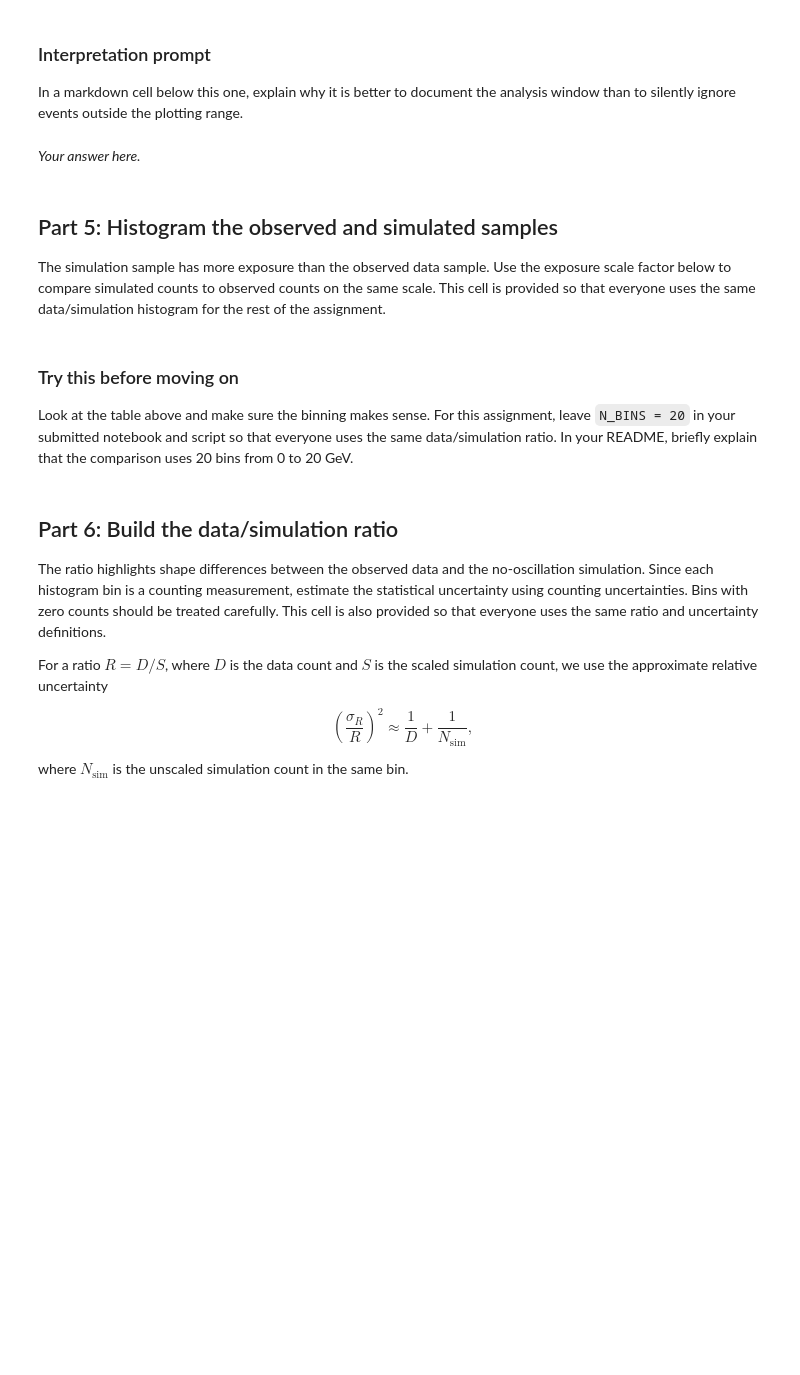
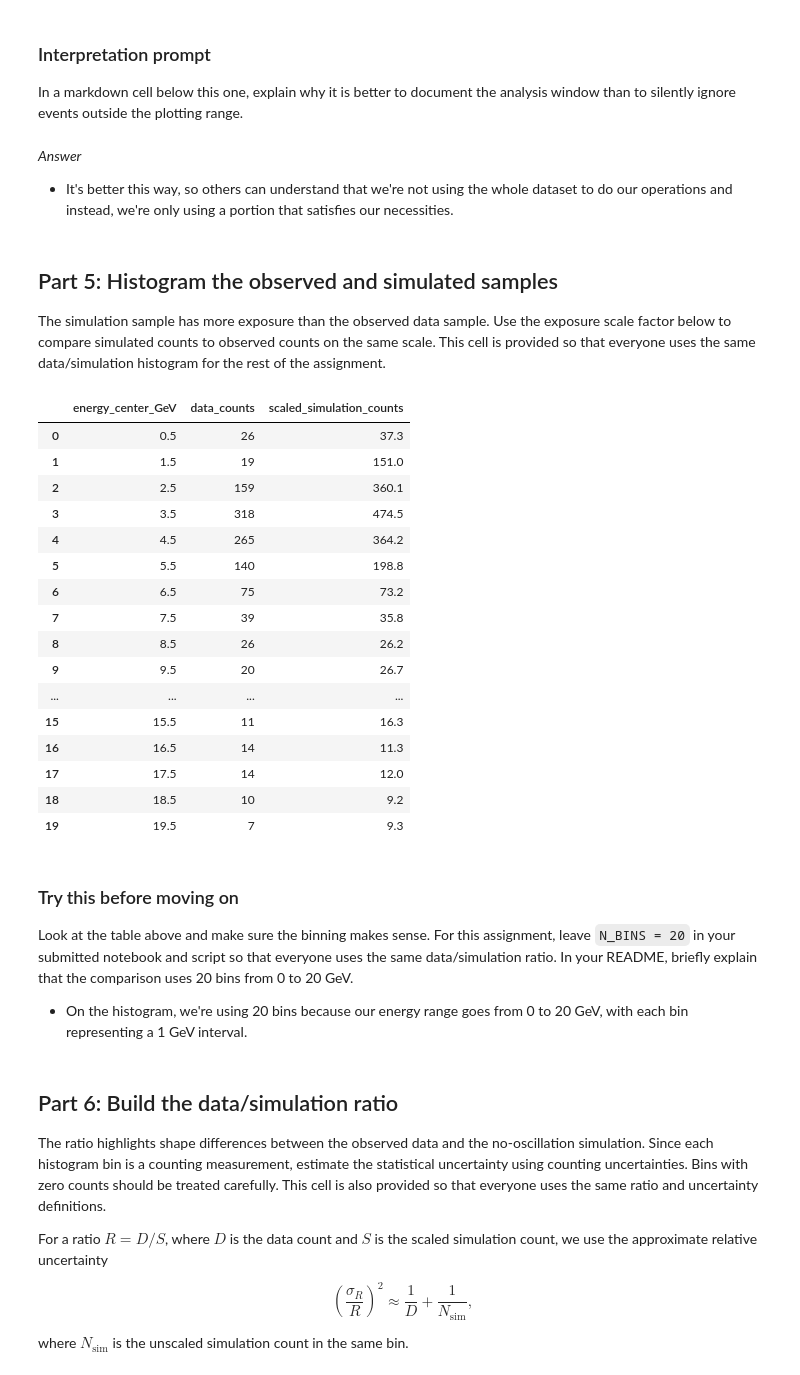
Before and after one commit to cebecerraahuma/Assignment01, a Jupyter notebook: notebooks/assignment1_reproducible_neutrino_workflow.ipynb, the cells around one changed output. Saved outputs shown, nothing was run; the diff lists cells and outputs as text; code cells hidden in the pictures; blank space fills up the shorter version.

```diff
--- a/notebooks/assignment1_reproducible_neutrino_workflow.ipynb
+++ b/notebooks/assignment1_reproducible_neutrino_workflow.ipynb
@@ -286,8 +310,9 @@ print(f"Simulation events in analysis window: {len(simulation_energy)}")
 ### Interpretation prompt
 
 In a markdown cell below this one, explain why it is better to document the analysis window than to silently ignore events outside the plotting range.
-# %% [markdown]
-_Your answer here._
+# %% [markdown]
+_Answer_
+- It's better this way, so others can understand that we're not using the whole dataset to do our operations and instead, we're only using a portion that satisfies our necessities.
 # %% [markdown]
 ## Part 5: Histogram the observed and simulated samples
 
@@ -295,32 +320,52 @@ The simulation sample has more exposure than the observed data sample. Use the e
 # %%
 # Choose the histogram binning.
 N_BINS = 20
 bin_edges = np.linspace(ENERGY_MIN_GEV, ENERGY_MAX_GEV, N_BINS + 1)
 bin_centers = 0.5 * (bin_edges[:-1] + bin_edges[1:])
 bin_widths = np.diff(bin_edges)
 
 # Histogram the observed and simulated energies with identical bin edges.
 data_counts, _ = np.histogram(data_energy, bins=bin_edges)
 simulation_counts, _ = np.histogram(simulation_energy, bins=bin_edges)
 
 # Scale the simulation to the data exposure before comparing counts.
 EXPOSURE_SCALE = 0.1
 
 scaled_simulation_counts = EXPOSURE_SCALE * simulation_counts
 
 histogram_table = pd.DataFrame(
     {
         "energy_center_GeV": bin_centers,
         "data_counts": data_counts,
         "scaled_simulation_counts": scaled_simulation_counts,
     }
 )
 
-histogram_table.head()
+histogram_table
+# %% [output]
+|  | energy_center_GeV | data_counts | scaled_simulation_counts |
+| 0 | 0.5 | 26 | 37.3 |
+| 1 | 1.5 | 19 | 151.0 |
+| 2 | 2.5 | 159 | 360.1 |
+| 3 | 3.5 | 318 | 474.5 |
+| 4 | 4.5 | 265 | 364.2 |
+| 5 | 5.5 | 140 | 198.8 |
+| 6 | 6.5 | 75 | 73.2 |
+| 7 | 7.5 | 39 | 35.8 |
+| 8 | 8.5 | 26 | 26.2 |
+| 9 | 9.5 | 20 | 26.7 |
+| ... | ... | ... | ... |
+| 15 | 15.5 | 11 | 16.3 |
+| 16 | 16.5 | 14 | 11.3 |
+| 17 | 17.5 | 14 | 12.0 |
+| 18 | 18.5 | 10 | 9.2 |
+| 19 | 19.5 | 7 | 9.3 |
 # %% [markdown]
 ### Try this before moving on
 
 Look at the table above and make sure the binning makes sense. For this assignment, leave `N_BINS = 20` in your submitted notebook and script so that everyone uses the same data/simulation ratio. In your README, briefly explain that the comparison uses 20 bins from 0 to 20 GeV.
+
+- On the histogram, we're using 20 bins because our energy range goes from 0 to 20 GeV, with each bin representing a 1 GeV interval.
 # %% [markdown]
 ## Part 6: Build the data/simulation ratio
 
```
Also changed, not shown: parts of 19 cells of this notebook, 4 other files.
